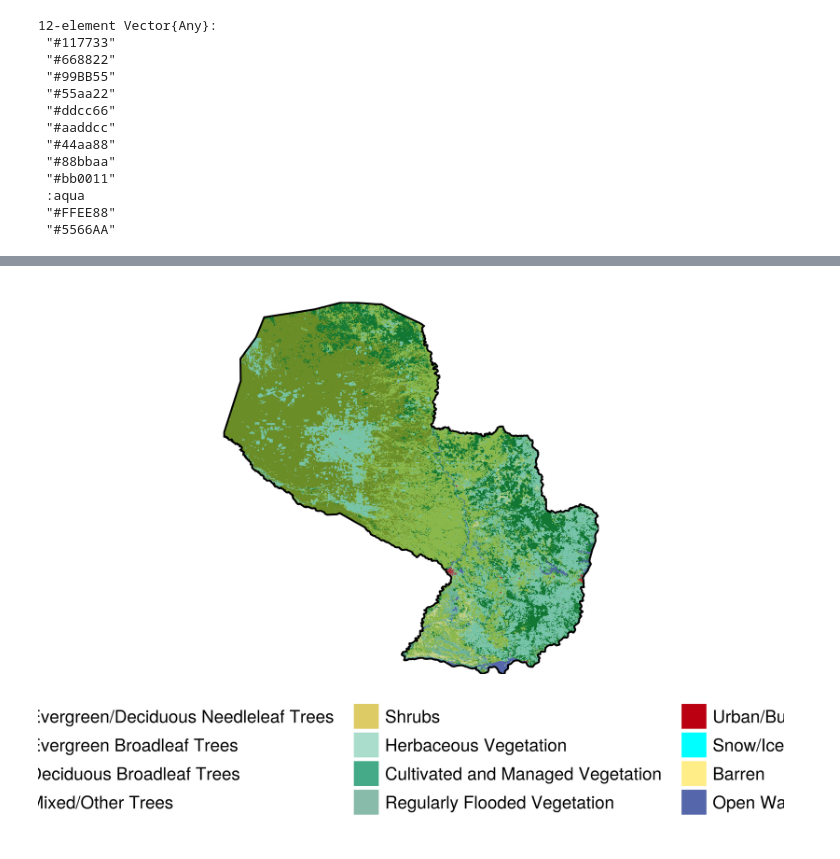
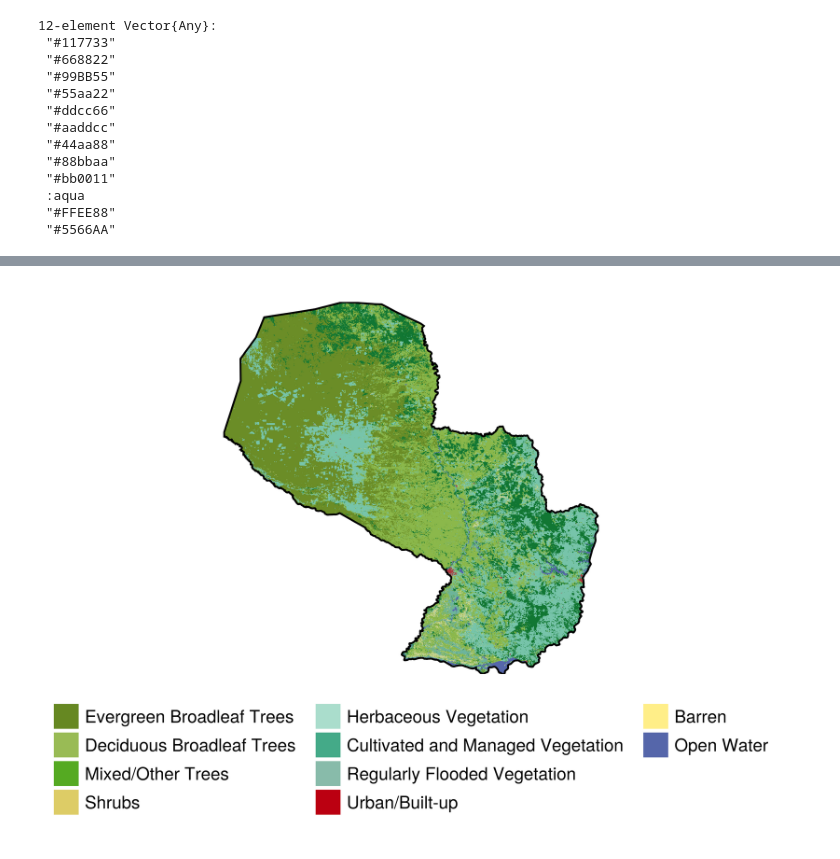
Before and after one commit to PoisotLab/ms_sdt_software, a Jupyter notebook: appendix/consensus.ipynb, the cells around one changed output, grey strips where cells are left out. Cells and saved outputs as stored; diff of their text form; code cells hidden in the pictures.

```diff
--- a/appendix/consensus.ipynb
+++ b/appendix/consensus.ipynb
@@ -53,0 +70,3 @@ landcover_colors = ["#117733", "#668822", "#99BB55", "#55aa22", "#ddcc66", "#aad
+# %%
+# Filter the layers that are not empty
+present = sort(unique(values(consensus)))
@@ -54,21 +85,21 @@ landcover_colors = ["#117733", "#668822", "#99BB55", "#55aa22", "#ddcc66", "#aad
 # %%
 #| label: fig-landcover-consensus
 #| fig-cap: "yeah"
 fig = Figure()
 panel = Axis(fig[1, 1]; aspect = DataAspect())
 heatmap!(panel, consensus; colormap = landcover_colors)
 lines!(panel, place[1].geometry, color=:black)
 tightlimits!(panel)
 hidespines!(panel)
 hidedecorations!(panel)
 Legend(
     fig[2, 1],
-    [PolyElement(; color = landcover_colors[i]) for i in eachindex(landcover_colors)],
-    layers(provider)[1:length(luclasses)];
+    [PolyElement(; color = landcover_colors[i]) for i in present],
+    layers(provider)[present];
     orientation = :horizontal,
     nbanks = 4,
     framevisible=false
 )
 fig
 # %% [output]
-[figure, old version]
+[figure, new version]
```
Also changed, not shown: parts of 2 cells of this notebook, 6 other files.
